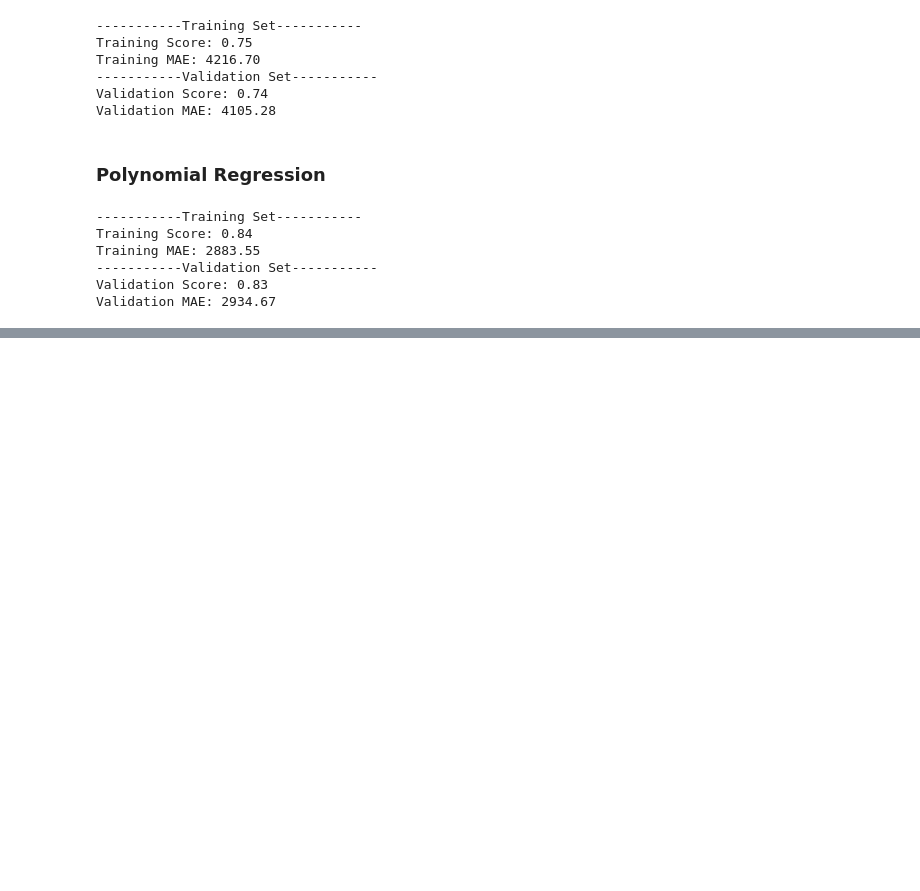
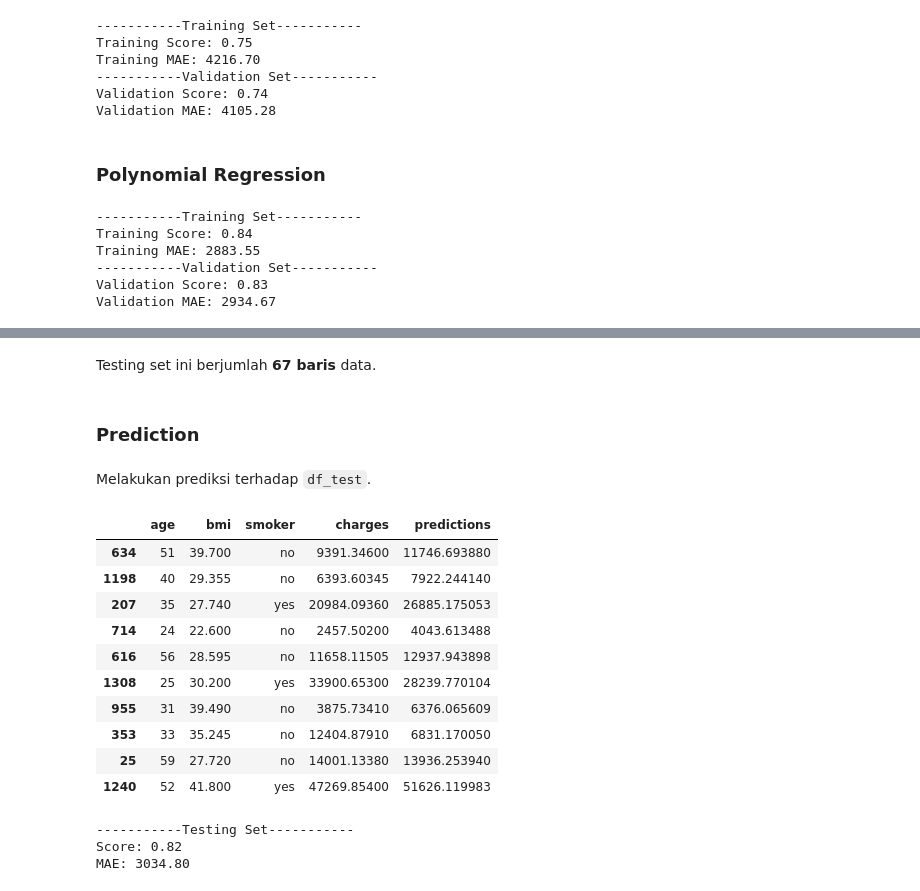
Before and after one commit to Penzragon/h8dsft_P1Milestone2, a Jupyter notebook: script.ipynb, the cells around one changed output, grey strips where cells are left out. Saved outputs shown, nothing was run; the diff lists cells and outputs as text; code cells hidden in the pictures; blank space fills up the shorter version.

Commit message:
Add model testing

```diff
--- a/script.ipynb
+++ b/script.ipynb
@@ -618,0 +643,38 @@ Validation MAE: 2934.67
+# %% [markdown]
+Testing set ini berjumlah **67 baris** data.
+# %% [markdown]
+### Prediction
+# %% [markdown]
+Melakukan prediksi terhadap `df_test`.
+# %%
+# Split Features and Target
+X_test = df_test.drop(columns=['charges'])
+y_test = df_test.charges
+
+# Predict X_test Using Polynomial Regression
+pred = model_grid.predict(X_test)
+
+# Create DataFrame
+predictions = df_test.copy()
+predictions['predictions'] = pred
+predictions.head(10)
+# %% [output]
+|  | age | bmi | smoker | charges | predictions |
+| 634 | 51 | 39.700 | no | 9391.34600 | 11746.693880 |
+| 1198 | 40 | 29.355 | no | 6393.60345 | 7922.244140 |
+| 207 | 35 | 27.740 | yes | 20984.09360 | 26885.175053 |
+| 714 | 24 | 22.600 | no | 2457.50200 | 4043.613488 |
+| 616 | 56 | 28.595 | no | 11658.11505 | 12937.943898 |
+| 1308 | 25 | 30.200 | yes | 33900.65300 | 28239.770104 |
+| 955 | 31 | 39.490 | no | 3875.73410 | 6376.065609 |
+| 353 | 33 | 35.245 | no | 12404.87910 | 6831.170050 |
+| 25 | 59 | 27.720 | no | 14001.13380 | 13936.253940 |
+| 1240 | 52 | 41.800 | yes | 47269.85400 | 51626.119983 |
+# %%
+print('-----------Testing Set-----------')
+print(f'Score: {model_grid.score(X_test, y_test):.2f}')
+print(f'MAE: {mean_absolute_error(y_test, model_grid.predict(X_test)):.2f}')
+# %% [output]
+-----------Testing Set-----------
+Score: 0.82
+MAE: 3034.80
```
Also changed, not shown: parts of 6 cells of this notebook.
